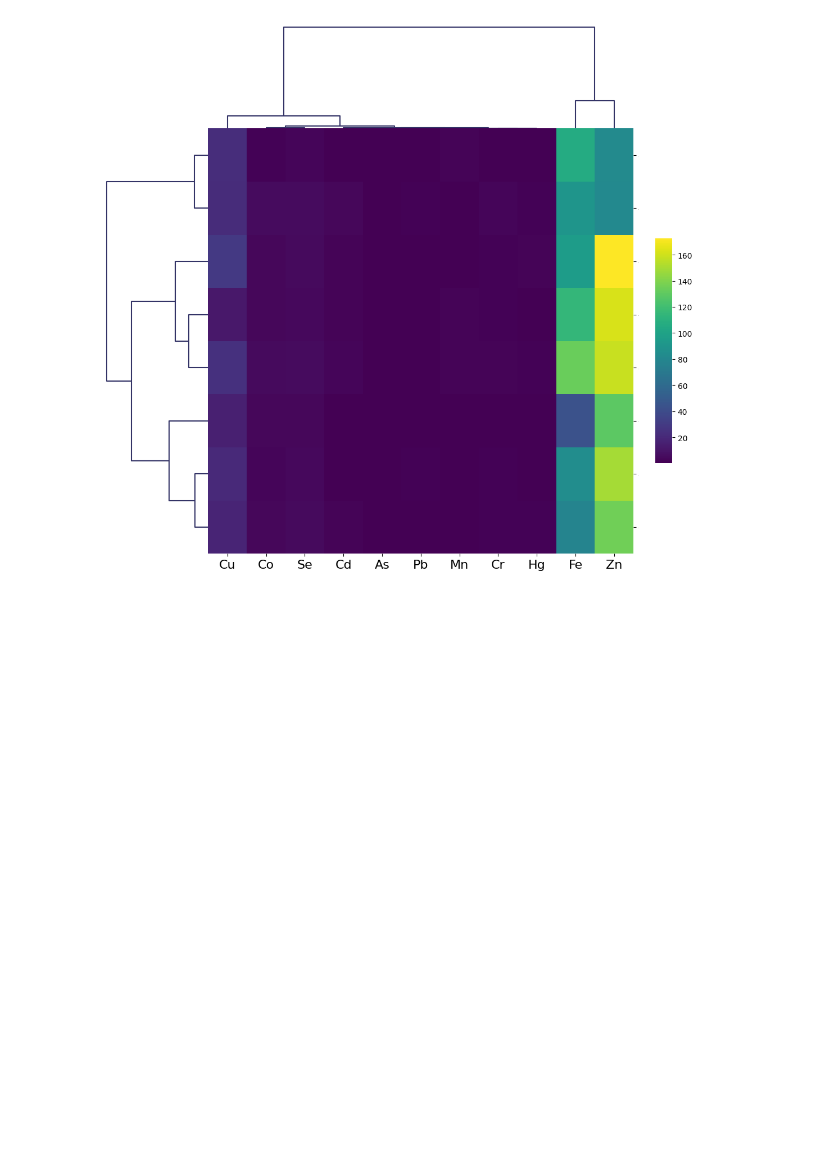
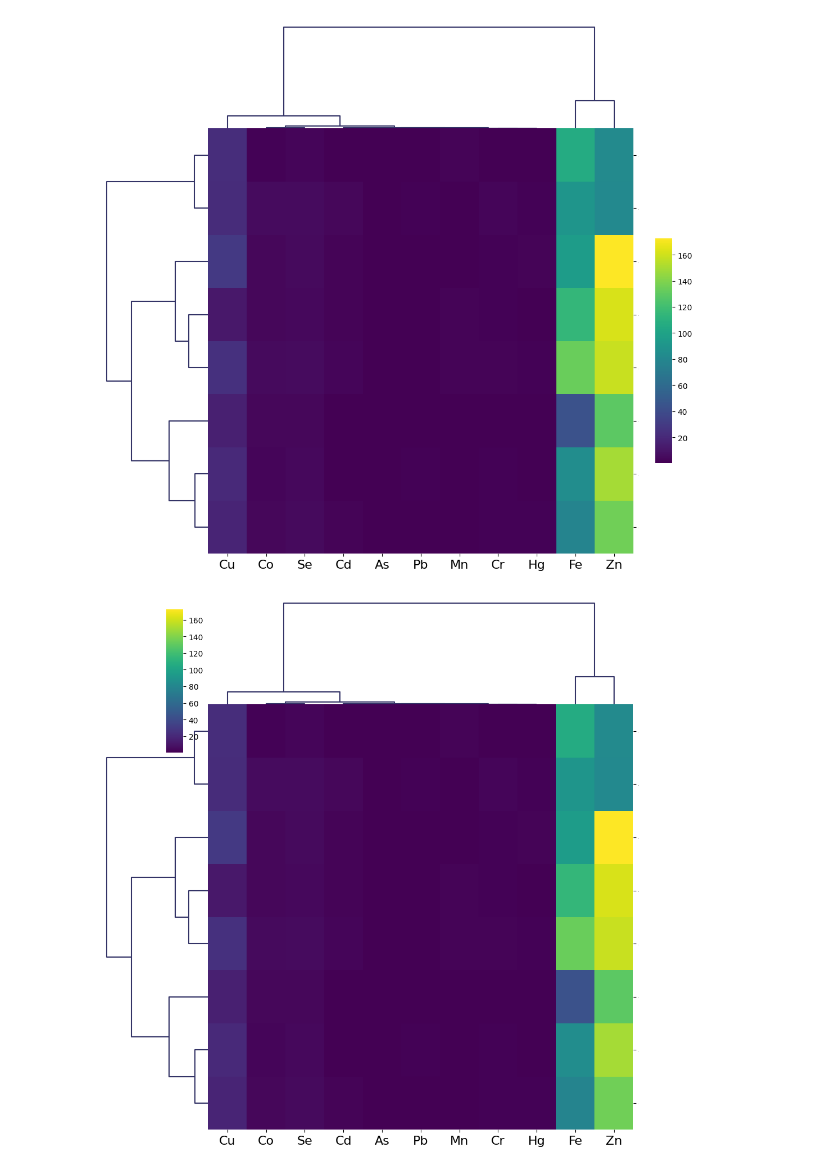
Before and after one commit to rakibhhridoy/OnGoingStudy, a Jupyter notebook: DhaleshwariFish/Python/ClusterAnalysis.ipynb, the cells around one changed output. Cells and saved outputs as stored; diff of their text form; code cells hidden in the pictures; blank space fills up the shorter version.

Commit message:
clustermap finalized

```diff
--- a/DhaleshwariFish/Python/ClusterAnalysis.ipynb
+++ b/DhaleshwariFish/Python/ClusterAnalysis.ipynb
@@ -298,2 +299,18 @@ g.ax_cbar.set_position((1, .2, .03, .4))
 # %% [output]
 [figure]
+# %%
+import pandas as pd
+import seaborn as sns
+import matplotlib.pyplot as plt
+
+
+df = pd.read_csv("../R/MetalsRaw.csv")
+df = df.drop(columns="Unnamed: 0")
+
+g = sns.clustermap(df, method="ward", cmap = "viridis", tree_kws=dict(linewidths=1.5, colors=(0.2, 0.2, 0.4)))
+g.ax_heatmap.set_xticklabels(g.ax_heatmap.get_xmajorticklabels(), fontsize = 20)
+g.ax_heatmap.set_yticklabels(g.ax_heatmap.get_ymajorticklabels(), fontsize = 0)
+g.ax_cbar.set_position((.13, .71, .03, .255))
+plt.show()
+# %% [output]
+[figure, added]
```
Also changed, not shown: parts of 2 cells of this notebook, 1 other file.
